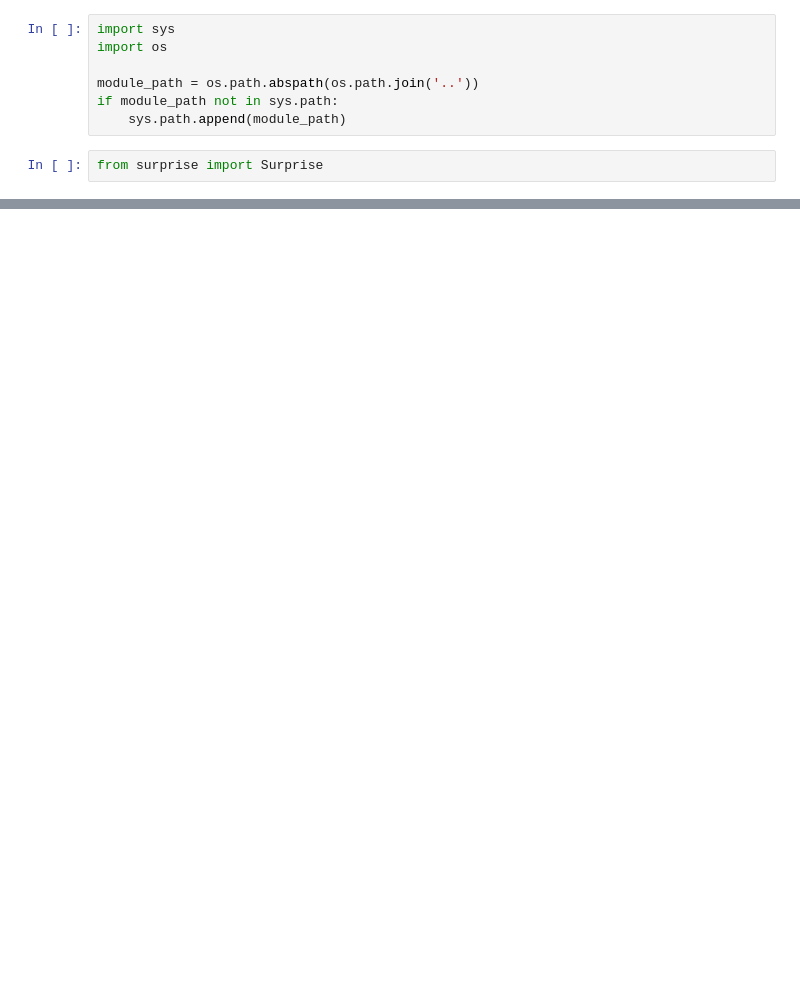
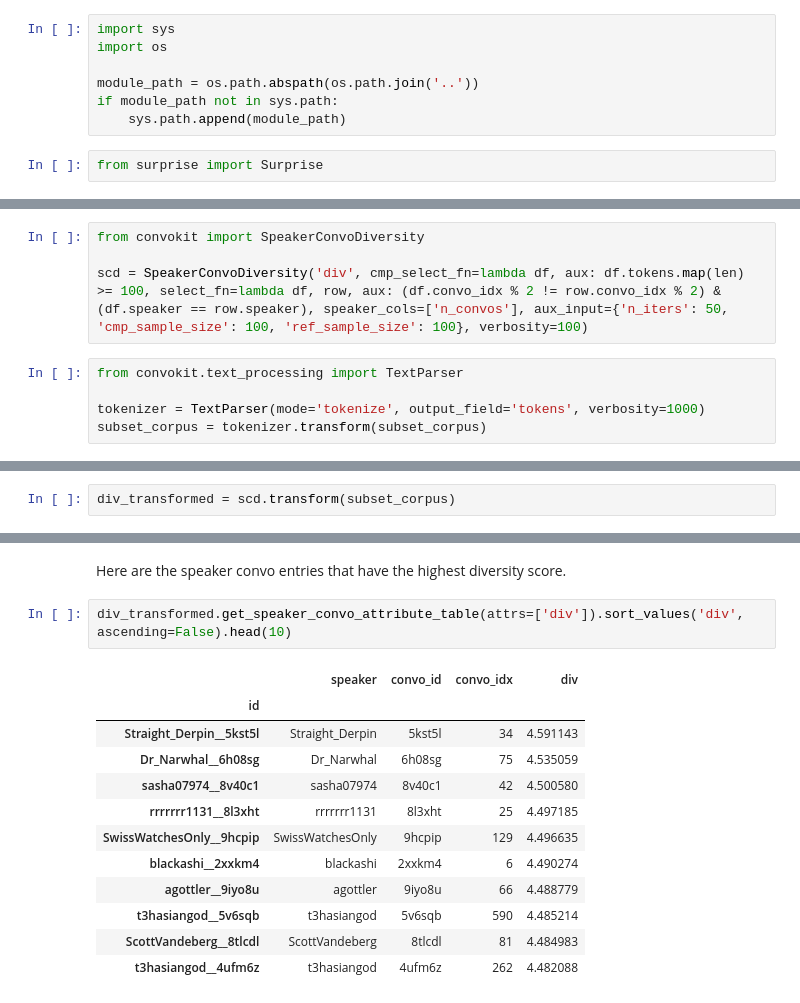
Before and after one commit to rgangela99/Cornell-Conversational-Analysis-Toolkit, a Jupyter notebook: convokit/surprise/demos/surprise_demo.ipynb, the cells around one changed output, grey strips where cells are left out. Cells and saved outputs as stored; diff of their text form; blank space fills up the shorter version.

```diff
--- a/convokit/surprise/demos/surprise_demo.ipynb
+++ b/convokit/surprise/demos/surprise_demo.ipynb
@@ -24,0 +230,9 @@ transformed_corpus = surp.transform(corpus, 'utterance', selector=lambda obj: ob
+# %%
+from convokit import SpeakerConvoDiversity
+
+scd = SpeakerConvoDiversity('div', cmp_select_fn=lambda df, aux: df.tokens.map(len) >= 100, select_fn=lambda df, row, aux: (df.convo_idx % 2 != row.convo_idx % 2) & (df.speaker == row.speaker), speaker_cols=['n_convos'], aux_input={'n_iters': 50, 'cmp_sample_size': 100, 'ref_sample_size': 100}, verbosity=100)
+# %%
+from convokit.text_processing import TextParser
+
+tokenizer = TextParser(mode='tokenize', output_field='tokens', verbosity=1000)
+subset_corpus = tokenizer.transform(subset_corpus)
@@ -24,0 +257,2 @@ transformed_corpus = surp.transform(corpus, 'utterance', selector=lambda obj: ob
+# %%
+div_transformed = scd.transform(subset_corpus)
@@ -24,0 +277,17 @@ transformed_corpus = surp.transform(corpus, 'utterance', selector=lambda obj: ob
+# %% [markdown]
+Here are the speaker convo entries that have the highest diversity score.
+# %%
+div_transformed.get_speaker_convo_attribute_table(attrs=['div']).sort_values('div', ascending=False).head(10)
+# %% [output]
+|  | speaker | convo_id | convo_idx | div |
+| id |  |  |  |  |
+| Straight_Derpin__5kst5l | Straight_Derpin | 5kst5l | 34 | 4.591143 |
+| Dr_Narwhal__6h08sg | Dr_Narwhal | 6h08sg | 75 | 4.535059 |
+| sasha07974__8v40c1 | sasha07974 | 8v40c1 | 42 | 4.500580 |
+| rrrrrrr1131__8l3xht | rrrrrrr1131 | 8l3xht | 25 | 4.497185 |
+| SwissWatchesOnly__9hcpip | SwissWatchesOnly | 9hcpip | 129 | 4.496635 |
+| blackashi__2xxkm4 | blackashi | 2xxkm4 | 6 | 4.490274 |
+| agottler__9iyo8u | agottler | 9iyo8u | 66 | 4.488779 |
+| t3hasiangod__5v6sqb | t3hasiangod | 5v6sqb | 590 | 4.485214 |
+| ScottVandeberg__8tlcdl | ScottVandeberg | 8tlcdl | 81 | 4.484983 |
+| t3hasiangod__4ufm6z | t3hasiangod | 4ufm6z | 262 | 4.482088 |
```
Also changed, not shown: parts of 37 cells of this notebook, 1 other file.
